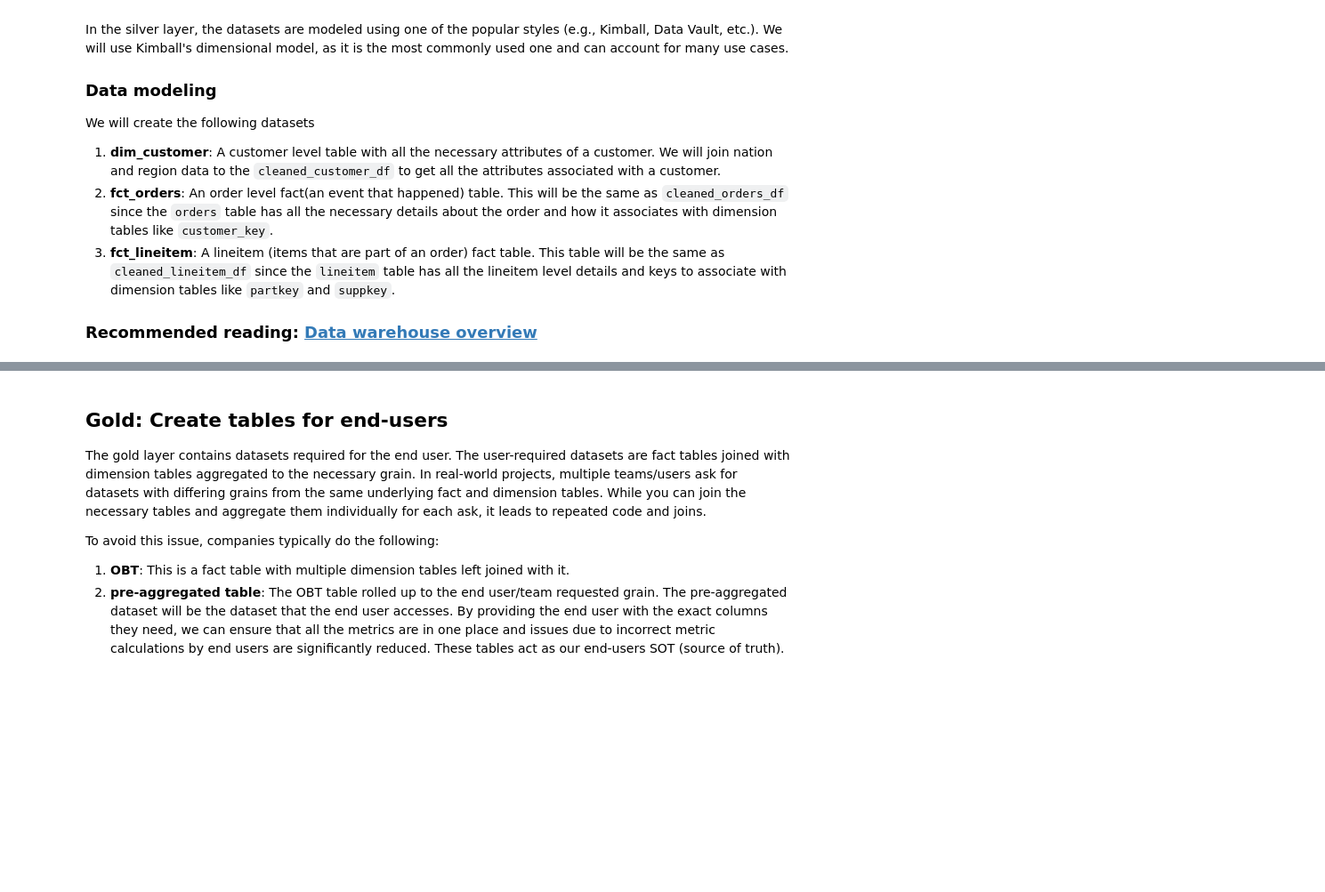
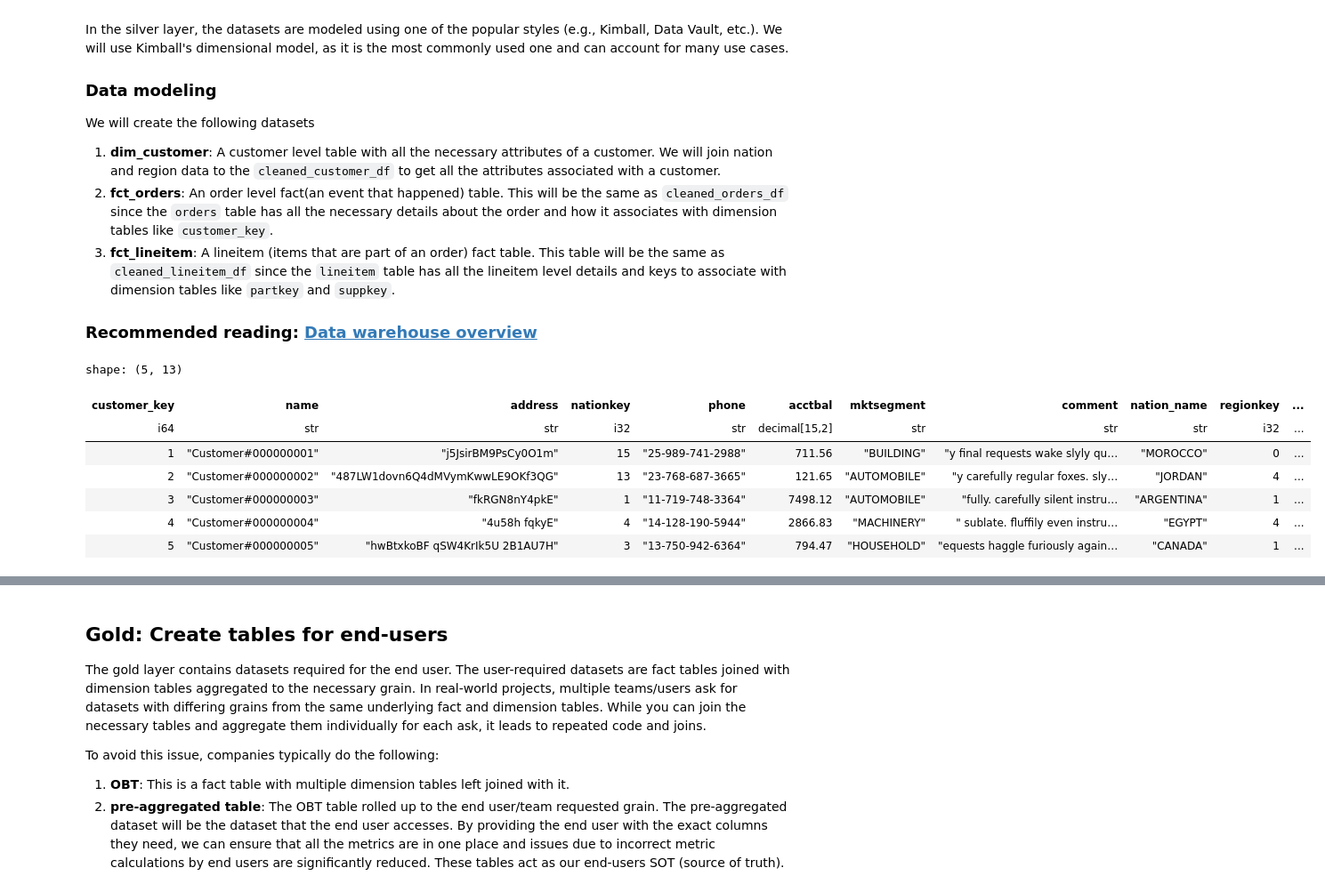
Before and after one commit to sarah-weatherbee/de-review-jm, a Jupyter notebook: setup-data-project.ipynb, the cells around one changed output, grey strips where cells are left out. Shown at 89% size. Saved outputs shown, nothing was run; the diff lists cells and outputs as text; code cells hidden in the pictures; blank space fills up the shorter version.

Commit message:
corrected prev. answer and created silver data tables

```diff
--- a/setup-data-project.ipynb
+++ b/setup-data-project.ipynb
@@ -285,3 +353,14 @@ dim_customer = cleaned_customer_df\
 # Most fact tables are direct data from the app
 fct_orders = cleaned_orders_df
 fct_lineitem = cleaned_lineitem_df
+# %%
+dim_customer.head()
+# %% [output]
+shape: (5, 13)
+| customer_key | name | address | nationkey | phone | acctbal | mktsegment | comment | nation_name | regionkey | ... |
+| i64 | str | str | i32 | str | decimal[15,2] | str | str | str | i32 | ... |
+| 1 | "Customer#000000001" | "j5JsirBM9PsCy0O1m" | 15 | "25-989-741-2988" | 711.56 | "BUILDING" | "y final requests wake slyly qu… | "MOROCCO" | 0 | ... |
+| 2 | "Customer#000000002" | "487LW1dovn6Q4dMVymKwwLE9OKf3QG" | 13 | "23-768-687-3665" | 121.65 | "AUTOMOBILE" | "y carefully regular foxes. sly… | "JORDAN" | 4 | ... |
+| 3 | "Customer#000000003" | "fkRGN8nY4pkE" | 1 | "11-719-748-3364" | 7498.12 | "AUTOMOBILE" | "fully. carefully silent instru… | "ARGENTINA" | 1 | ... |
+| 4 | "Customer#000000004" | "4u58h fqkyE" | 4 | "14-128-190-5944" | 2866.83 | "MACHINERY" | " sublate. fluffily even instru… | "EGYPT" | 4 | ... |
+| 5 | "Customer#000000005" | "hwBtxkoBF qSW4KrIk5U 2B1AU7H" | 3 | "13-750-942-6364" | 794.47 | "HOUSEHOLD" | "equests haggle furiously again… | "CANADA" | 1 | ... |
```
Also changed, not shown: parts of 14 cells of this notebook, 1 other file.
